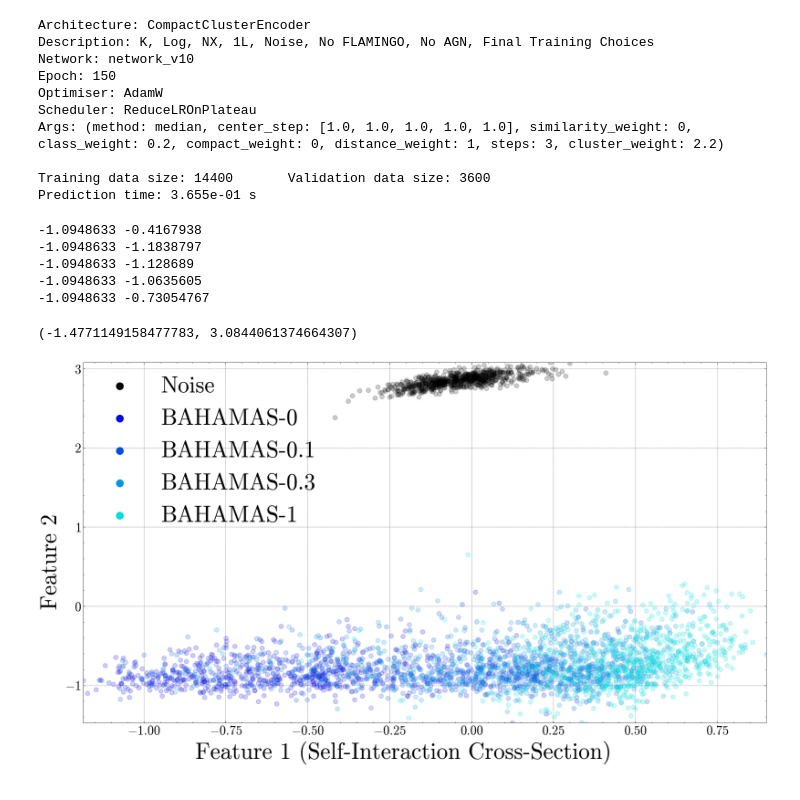
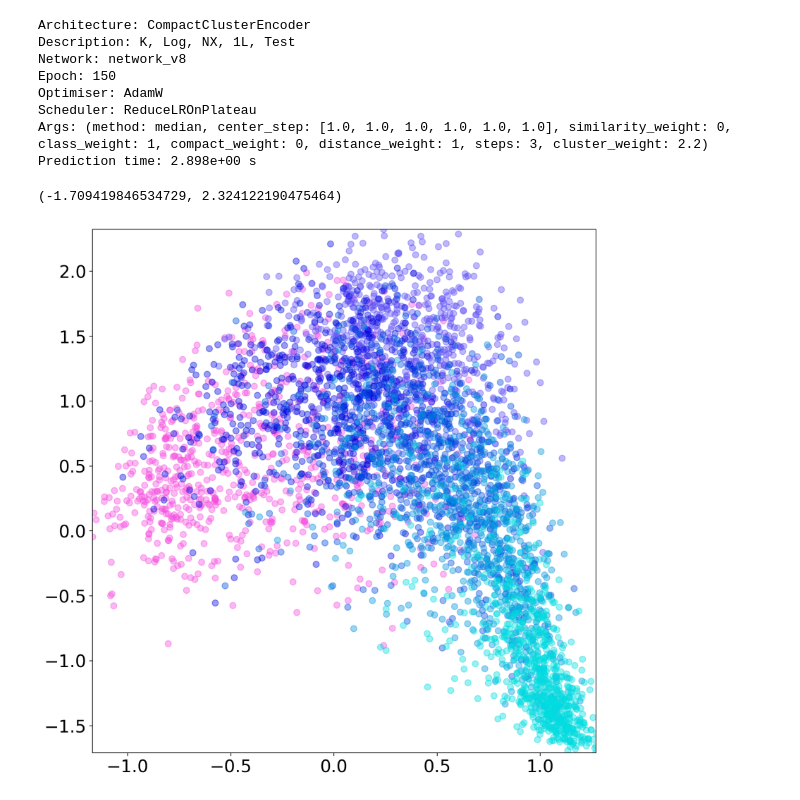
Before and after one commit to EthanTreg/Bayesian-DARKSKIES, a Jupyter notebook: jupyter_notebooks/latent_space.ipynb, the cells around one changed output. Drawn from its saved outputs; the diff is of its cells as text; code cells hidden in the pictures.

```diff
--- a/jupyter_notebooks/latent_space.ipynb
+++ b/jupyter_notebooks/latent_space.ipynb
@@ -26,12 +28,12 @@ bahamas_dmo = ['#01FB3D', '#00FA8F', '#89FA00']
 flamingo_colours = ['#FA2100', '#FABD00', '#FA7700']
 flamingo_test = ['#FA07A0']
 # colours = ['k'] + bahamas_dmo[:1] + bahamas_agn_colours + bahamas_colours[:1] + bahamas_colours[1:2] + bahamas_dmo[-1:] + bahamas_colours[-2:]
-colours = ['k'] + bahamas_colours
+colours = bahamas_agn_colours + bahamas_colours
 # %%
 known = [
     'bahamas_cdm',
-    # 'bahamas_cdm_low',
-    # 'bahamas_cdm_hi',
+    'bahamas_cdm_low',
+    'bahamas_cdm_hi',
     'bahamas_0.1',
     'bahamas_0.3',
     'bahamas_1',
@@ -48,41 +50,47 @@ known = [
 unknown = [
     # 'flamingo_low_test',
     # 'bahamas_dmo_0.1',
-    'noise',
+    # 'noise',
     # 'darkskies_0.1',
 ]
 
 dataset = DarkDataset(config['data']['data-dir'], known, unknown)
-dataset.labels = dataset.unique_labels(dataset.labels, dataset.sims)
+dataset.low_dim = dataset.unique_labels(dataset.low_dim, dataset.extra['sims'])
 
-net = torch.load(os.path.join(config['output']['network-states-directory'], 'network_v10_24.10.0.pth'), weights_only=False)
+net = torch.load(os.path.join(config['output']['network-states-directory'], 'network_v8_46_1.pth'), weights_only=False)
 net.to(get_device()[1])
-net.transforms['inputs'][1]._shape = dataset.images.shape[1:]
-dataset.images = net.transforms['inputs'](dataset.images)
-dataset.labels = net.transforms['targets'](dataset.labels)
+net.transforms['inputs'][1]._shape = dataset.high_dim.shape[1:]
+dataset.high_dim = net.transforms['inputs'](dataset.high_dim)
+dataset.low_dim = net.transforms['targets'](dataset.low_dim)
 print(net)
 
-loaders = loader_init(dataset, batch_size=config['training']['batch-size'], val_frac=config['training']['validation-fraction'], idxs=net.idxs)
+loaders = loader_init(
+    dataset,
+    batch_size=config['training']['batch-size'],
+    ratios=(1 - config['training']['validation-fraction'], config['training']['validation-fraction']) if net.idxs is None else (1,),
+    idxs=None if net.idxs is None else dataset.idxs[np.isin(dataset.extra['ids'], net.idxs)],
+)
 
 data = net.predict(loaders[1])
 # data['targets'] = dataset.correct_unknowns(data['targets'].squeeze())
-# data['targets'] = dataset.unique_labels(data['targets'], dataset.sims[data['ids'].astype(int)])
+# data['targets'] = dataset.unique_labels(
+#     data['targets'],
+#     dataset.extra['sims'].iloc[data['ids'].astype(int)],
+# )
 data['targets'] = data['targets'].squeeze()
-labels = dataset.names[data['ids'][np.unique(
+labels = dataset.extra['names'].iloc[data['ids'][np.unique(
     data['targets'],
     return_index=True,
 )[1]].astype(int)].tolist()
 # %% [output]
 Architecture: CompactClusterEncoder
-Description: K, Log, NX, 1L, Noise, No FLAMINGO, No AGN, Final Training Choices
-Network: network_v10
+Description: K, Log, NX, 1L, Test
+Network: network_v8
 Epoch: 150
 Optimiser: AdamW
 Scheduler: ReduceLROnPlateau
-Args: (method: median, center_step: [1.0, 1.0, 1.0, 1.0, 1.0], similarity_weight: 0, class_weight: 0.2, compact_weight: 0, distance_weight: 1, steps: 3, cluster_weight: 2.2)
-
-Training data size: 14400       Validation data size: 3600
-Prediction time: 3.655e-01 s
+Args: (method: median, center_step: [1.0, 1.0, 1.0, 1.0, 1.0, 1.0], similarity_weight: 0, class_weight: 1, compact_weight: 0, distance_weight: 1, steps: 3, cluster_weight: 2.2)
+Prediction time: 2.898e+00 s
 # %%
 data['latent'][:, 0] *= 1e6
 # pca = PCA(n_components=4).fit(data['latent'][np.isin(data['targets'], np.unique(data['targets'])[net._unknown:])])
@@ -96,42 +104,40 @@ slice_ = slice(None)
 # slice_ = slice(1, None)
 for target in np.unique(data['targets'])[slice_]:
     idxs = data['targets'] == target
-    latent[0].append(pca_transform[idxs, 0])
-    latent[1].append(pca_transform[idxs, 1])
+    # latent[0].append(pca_transform[idxs, 0])
+    # latent[1].append(pca_transform[idxs, 1])
+    latent[0].append(data['latent'][idxs, 0])
+    latent[1].append(data['latent'][idxs, 1])
 
 latent = np.array(latent, dtype=list)
-# %% [output]
--1.0948633 -0.4167938
--1.0948633 -1.1838797
--1.0948633 -1.128689
--1.0948633 -1.0635605
--1.0948633 -0.73054767
 # %%
 plot = plots.PlotPlots(
     latent[0],
     latent[1],
     # x_label='Feature 1',
     # y_label='Feature 2',
-    x_label='Feature 1 (Self-Interaction Cross-Section)',
-    y_label='Feature 2',
-    alpha_marker=0.2,
+    # x_label='Feature 1 (Self-Interaction Cross-Section)',
+    # y_label='Feature 2',
+    alpha_marker=0.4,
     alpha_2d=0.2,
     major=36,
     colours=colours[slice_],
-    labels=labels[slice_],
+    # labels=labels[slice_],
     styles='.',
-    fig_size=(16, 9),
+    fig_size=(16, 16),
     axis=True,
     frameon=False,
     cols=1,
     loc='upper left'
 )
 # plot.set_axes_pad(pad=0.05)
-plot.axes.set_xlim([np.min(pca_transform[:, 0]), np.max(pca_transform[:, 0])])
-plot.axes.set_ylim([np.min(pca_transform[:, 1]), np.max(pca_transform[:, 1])])
+# plot.axes.set_xlim([np.min(pca_transform[:, 0]), np.max(pca_transform[:, 0])])
+# plot.axes.set_ylim([np.min(pca_transform[:, 1]), np.max(pca_transform[:, 1])])
+plot.axes.set_xlim([np.min(data['latent'][:, 0]), np.max(data['latent'][:, 0])])
+plot.axes.set_ylim([np.min(data['latent'][:, 1]), np.max(data['latent'][:, 1])])
 # %% [output]
-(-1.4771149158477783, 3.0844061374664307)
+(-1.709419846534729, 2.324122190475464)
-[figure, old version]
+[figure, new version]
 # %%
 for colour, x_data, y_data in zip(colours[slice_], plot._data, plot._y_data):
     plot.plot_density(colour, np.stack((x_data, y_data), axis=-1), np.array(([np.min(x_data), np.max(x_data)], [np.min(y_data), np.max(y_data)])), plot.axes)
```
Also changed, not shown: parts of 2 cells of this notebook, 22 other files.
